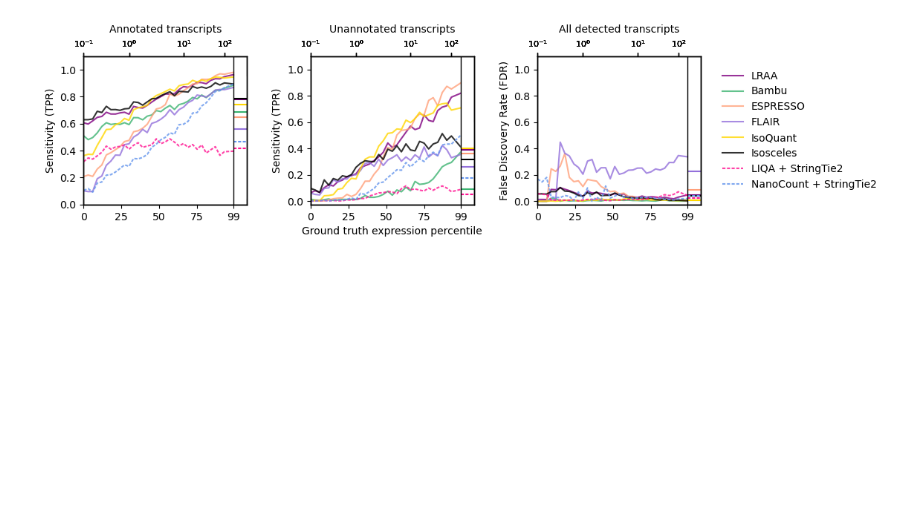
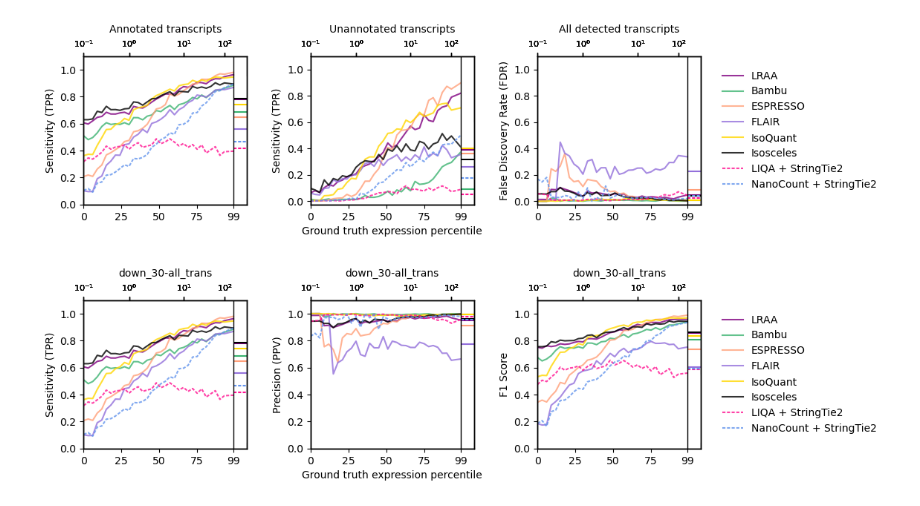
Before and after one commit to MethodsDev/Isosceles_Paper-Ext, a Jupyter notebook: reports/simulated_bulk_benchmarks-BJH-usePyLib-adj.ipynb, the cells around one changed output. Saved outputs shown, nothing was run; the diff lists cells and outputs as text; code cells hidden in the pictures; blank space fills up the shorter version.

```diff
--- a/reports/simulated_bulk_benchmarks-BJH-usePyLib-adj.ipynb
+++ b/reports/simulated_bulk_benchmarks-BJH-usePyLib-adj.ipynb
@@ -564,4 +564,8 @@ IsoformIdentificationSensitivityPlot(i_ref_df, down_20_dict, 33, 'median', 'lade
 IsoformIdentificationSensitivityPlot(i_ref_df, down_30_dict, 33, 'median', 'ladeda', down_30_kept_intron_ids)
 # %% [output]
 [figure]
+# %%
+TPR_F1_PPV_plot(i_ref_df, down_30_dict, 33, 'median', 'down_30-all_trans')
+# %% [output]
+[figure, added]
 # %%
```
Also changed, not shown: parts of 17 cells of this notebook, 1 other file.
